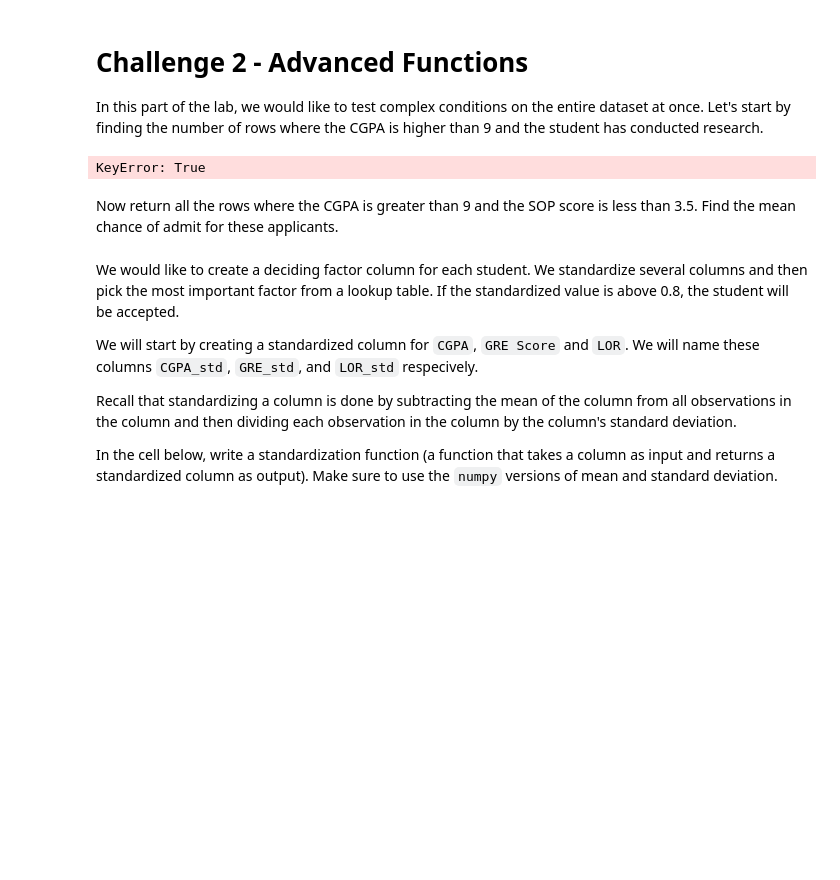
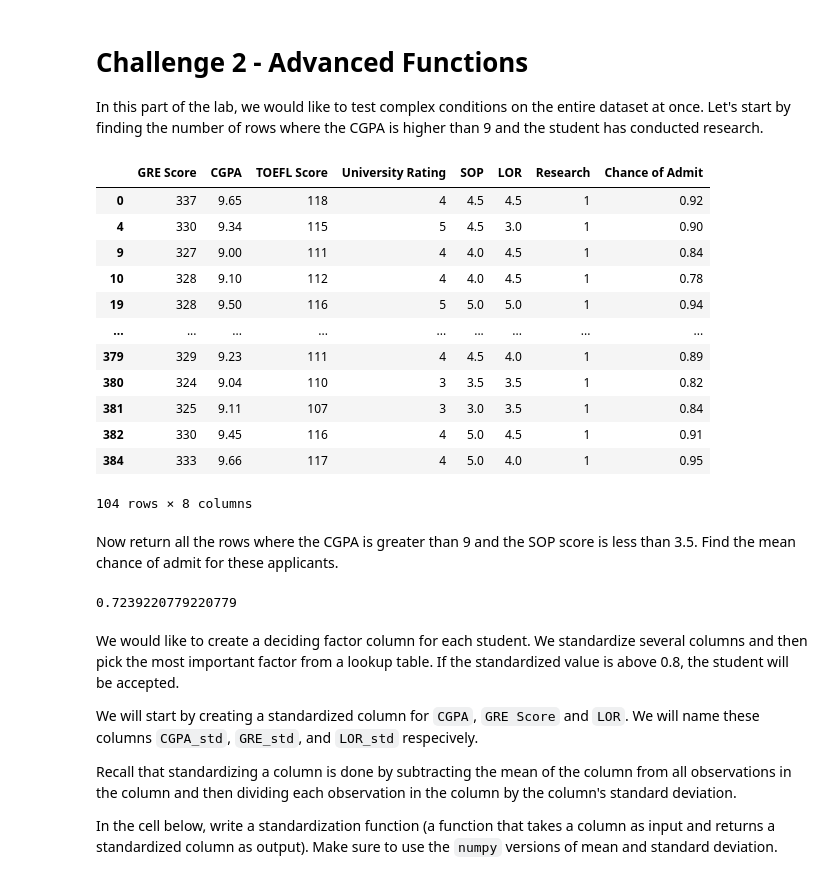
Before and after one commit to charliesket/datamad0820, a Jupyter notebook: module-2/lab-advanced-pandas/your-code/main.ipynb, the cells around one changed output. Drawn from its saved outputs; the diff is of its cells as text; code cells hidden in the pictures; blank space fills up the shorter version.

```diff
--- a/module-2/lab-advanced-pandas/your-code/main.ipynb
+++ b/module-2/lab-advanced-pandas/your-code/main.ipynb
@@ -71,8 +71,20 @@ admissions.reset_index(inplace=True)
 In this part of the lab, we would like to test complex conditions on the entire dataset at once. Let's start by finding the number of rows where the CGPA is higher than 9 and the student has conducted research.
 # %%
 # Your code here:
-admissions["CGPA">"9"].count()
+admissions[(admissions["CGPA"] >= 9.0) & admissions['Research'] == 1]
 # %% [output]
+|  | GRE Score | CGPA | TOEFL Score | University Rating | SOP | LOR | Research | Chance of Admit |
+| 0 | 337 | 9.65 | 118 | 4 | 4.5 | 4.5 | 1 | 0.92 |
+| 4 | 330 | 9.34 | 115 | 5 | 4.5 | 3.0 | 1 | 0.90 |
+| 9 | 327 | 9.00 | 111 | 4 | 4.0 | 4.5 | 1 | 0.84 |
+| 10 | 328 | 9.10 | 112 | 4 | 4.0 | 4.5 | 1 | 0.78 |
+| 19 | 328 | 9.50 | 116 | 5 | 5.0 | 5.0 | 1 | 0.94 |
+| ... | ... | ... | ... | ... | ... | ... | ... | ... |
+| 379 | 329 | 9.23 | 111 | 4 | 4.5 | 4.0 | 1 | 0.89 |
+| 380 | 324 | 9.04 | 110 | 3 | 3.5 | 3.5 | 1 | 0.82 |
+| 381 | 325 | 9.11 | 107 | 3 | 3.0 | 3.5 | 1 | 0.84 |
+| 382 | 330 | 9.45 | 116 | 4 | 5.0 | 4.5 | 1 | 0.91 |
+| 384 | 333 | 9.66 | 117 | 4 | 5.0 | 4.0 | 1 | 0.95 |
-KeyError: True
+104 rows × 8 columns
 # %% [markdown]
 Now return all the rows where the CGPA is greater than 9 and the SOP score is less than 3.5. Find the mean chance of admit for these applicants.
@@ -81,3 +91,10 @@ Now return all the rows where the CGPA is greater than 9 and the SOP score is le
+# %%
+# Your code here:
+
+barbie = admissions[(admissions["CGPA"] >= 9.0) & admissions['SOP'] < 3.5]
+barbie["Chance of Admit"].mean()
+# %% [output]
+0.7239220779220779
 # %% [markdown]
 We would like to create a deciding factor column for each student. We standardize several columns and then pick the most important factor from a lookup table. If the standardized value is above 0.8, the student will be accepted.
 
```
Also changed, not shown: parts of 18 cells of this notebook.
